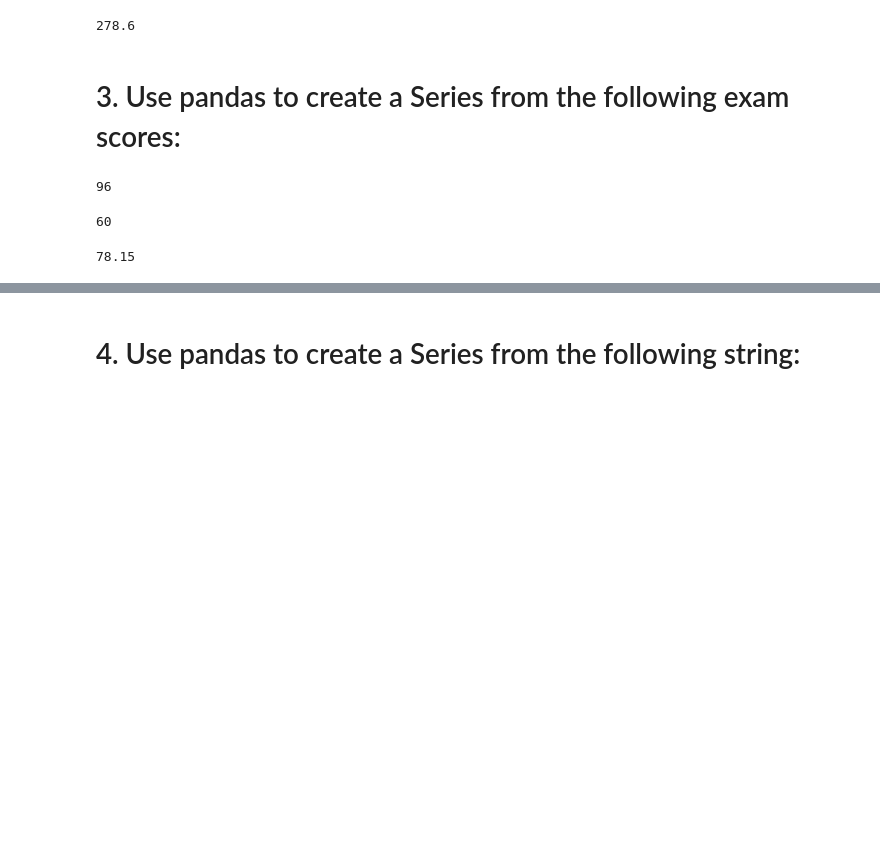
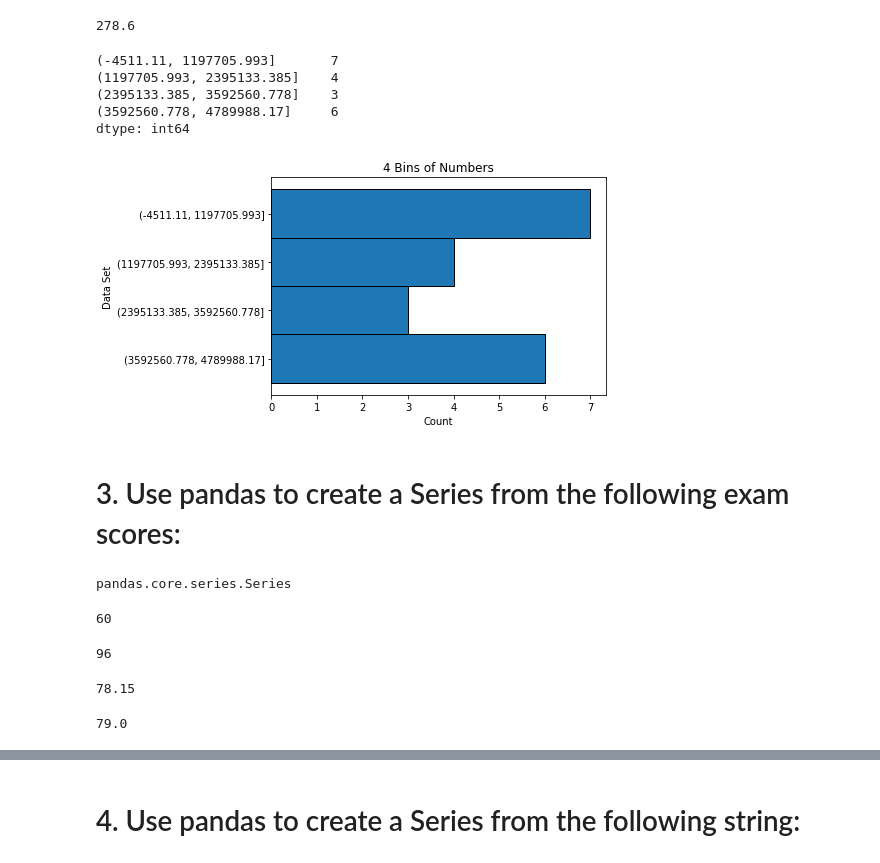
Before and after one commit to dbojado/numpy-pandas-visualization-exercises, a Jupyter notebook: pandas_series.ipynb, the cells around one changed output, grey strips where cells are left out. Drawn from its saved outputs; the diff is of its cells as text; code cells hidden in the pictures; blank space fills up the shorter version.

Commit message:
add finished work for pandas series notebook file

```diff
--- a/pandas_series.ipynb
+++ b/pandas_series.ipynb
@@ -217,6 +219,6 @@ fruits[max(fruits.str.count('[aeiou]'))]
 # %% [markdown]
 # 2. Use pandas to create a Series from the following data:
 # %%
-data = pd.Series(['$796,459.41', '$278.60', '$482,571.67', '$4,503,915.98', '$2,121,418.3', '$1,260,813.3', '$87,231.01', '$1,509,175.45', '$4,138,548.00', '$2,848,913.80', '$594,715.39', '$4,789,988.17', '$4,513,644.5', '$3,191,059.97', '$1,758,712.24', '$4,338,283.54', '$4,738,303.38', '$2,791,759.67', '$769,681.94', '$452,650.23'])
+numbers = pd.Series(['$796,459.41', '$278.60', '$482,571.67', '$4,503,915.98', '$2,121,418.3', '$1,260,813.3', '$87,231.01', '$1,509,175.45', '$4,138,548.00', '$2,848,913.80', '$594,715.39', '$4,789,988.17', '$4,513,644.5', '$3,191,059.97', '$1,758,712.24', '$4,338,283.54', '$4,738,303.38', '$2,791,759.67', '$769,681.94', '$452,650.23'])
 # %%
 # What is the data type of the series?
@@ -245,3 +247,6 @@ new_data.astype('float')
 18     769681.94
 19     452650.23
 dtype: float64
+# %%
+float_series = numbers.str.replace('$', '').str.replace(',', '').astype('float')
+float_series
@@ -258,22 +281,40 @@ new_data_min
 278.6
 # %%
 # Bin the data into 4 equally sized intervals and show how many values fall into each bin.
+pd.cut(float_series, 4).value_counts().sort_index()
+# %% [output]
+(-4511.11, 1197705.993]       7
+(1197705.993, 2395133.385]    4
+(2395133.385, 3592560.778]    3
+(3592560.778, 4789988.17]     6
+dtype: int64
 # %%
 # Plot a histogram of the data. Be sure to include a title and axis labels.
+pd.cut(float_series, 4).value_counts().sort_index(ascending=False).plot(kind='barh', width=1, ec='black')
+plt.title('4 Bins of Numbers')
+plt.xlabel('Count')
+plt.ylabel('Data Set')
+plt.show()
+# %% [output]
+[figure, added]
 # %% [markdown]
 # 3. Use pandas to create a Series from the following exam scores:
 # %%
 exam_scores = pd.Series([60, 86, 75, 62, 93, 71, 60, 83, 95, 78, 65, 72, 69, 81, 96, 80, 85, 92, 82, 78])
+# %%
+type(exam_scores)
+# %% [output]
+pandas.core.series.Series
 # %%
 # What is the minimum exam score? The max, mean, median?
+# %%
+exam_scores.min()
+# %% [output]
+60
 # %%
 exam_scores.max()
 # %% [output]
 96
-# %%
-exam_scores.min()
-# %% [output]
-60
 # %%
 exam_scores.mean()
 # %% [output]
@@ -282,0 +322,4 @@ exam_scores.mean()
+# %%
+exam_scores.median()
+# %% [output]
+79.0
```
Also changed, not shown: parts of 50 cells of this notebook.
